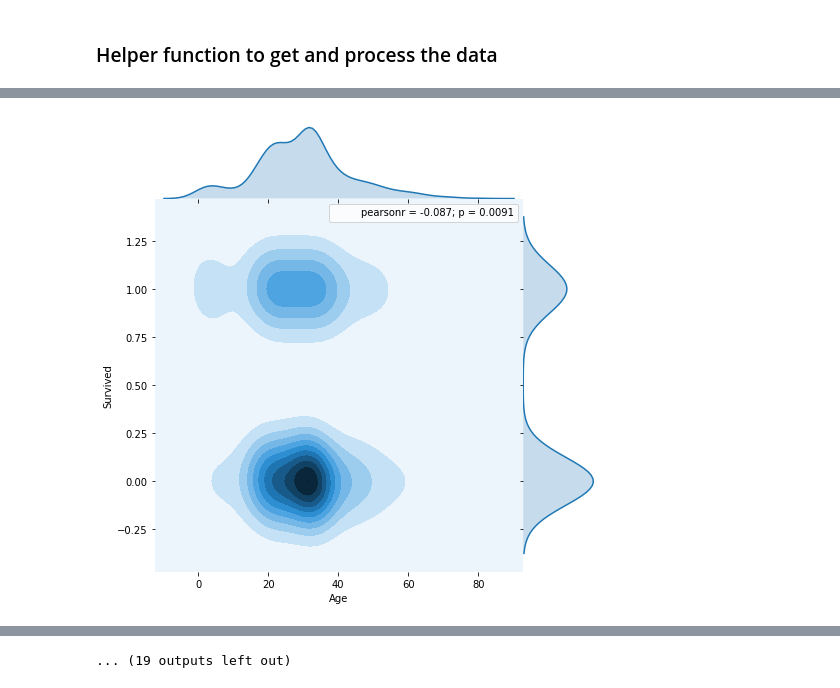
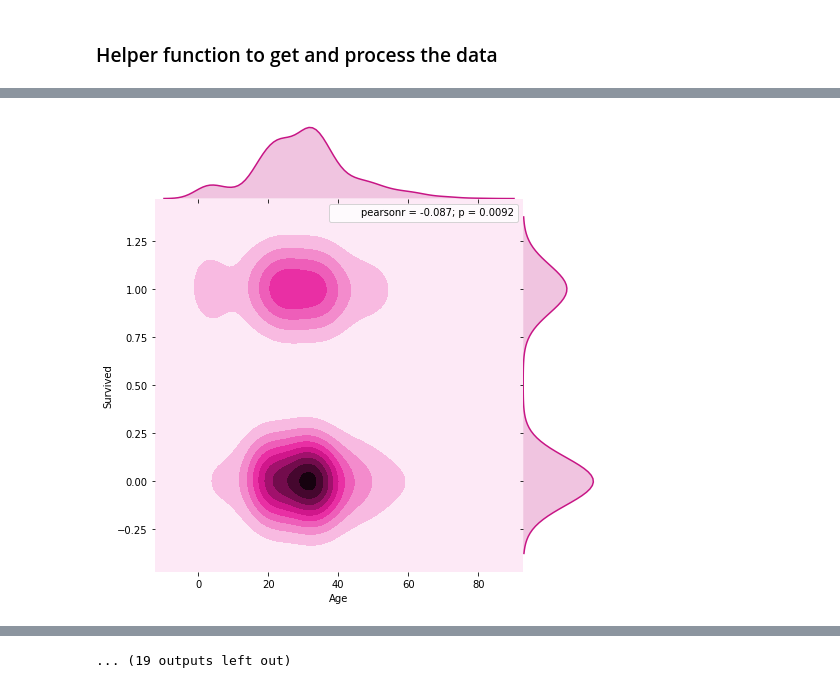
Before and after one commit to M-e-r-c-u-r-y/Machine-Learning, a Jupyter notebook: Titanic Kaggle Visualization.ipynb, the cells around one changed output, grey strips where cells are left out. Drawn from its saved outputs; the diff is of its cells as text; code cells hidden in the pictures.

```diff
--- a/Titanic Kaggle Visualization.ipynb
+++ b/Titanic Kaggle Visualization.ipynb
@@ -130,9 +131,10 @@ sns.countplot('Sex',hue='Survived',data=df)
 # %%
 for column in columns:
-    colors = ['dimgray', 'darkseagreen', 'mediumvioletred', 'yellowgreen', 'lightskyblue']
-    color = random.choice(colors)
+    palettes = ['cool', 'summer', 'autumn', 'winter', 'copper', 'BuPu', 'Paired', 'pastel', 'muted', 'colorblind', 'hls']
+    #palettes = ['hls', 'husl', 'Set2']
+    palette = random.choice(palettes)
     if column not in ['Age', 'Fare']:
-        ax = sns.countplot(column,hue='Survived',data=df)
+        ax = sns.countplot(column, hue='Survived',data=df, palette=palette)
         ax.set_title(column, fontsize=20)
         sns.despine(bottom=True, left=True)
         plt.show()
@@ -148,13 +150,11 @@ for column in columns:
 # %%
-import numpy as np
 columns = df.columns
 for column in columns:
-    colors = ['dimgray', 'darkseagreen', 'mediumvioletred', 'yellowgreen', 'lightskyblue']
+    colors = ['dimgray', 'darkseagreen', 'mediumvioletred']
     color = random.choice(colors)
-    bins = np.linspace(0, 60, 13)
     if column not in ['Sex', 'Survived', 'Embarked', 'Title']:
         ax = sns.FacetGrid(df, row="Sex", col="Survived", margin_titles=True)
-        ax.map(plt.hist, column, color=color, bins=10, lw=0)
+        ax.map(sns.distplot, column, color=color)
         sns.despine(bottom=True, left=True)
         plt.show()
 # %% [output]
@@ -167,10 +167,11 @@ for column in columns:
 # %%
 for column in columns:
-    colors = ['dimgray', 'darkseagreen', 'mediumvioletred', 'yellowgreen', 'lightskyblue']
-    color = random.choice(colors)
-    if column not in ['Age']:
-        ax = sns.swarmplot(x=column, y="Age", data=df)
-        ax.set_title(column, fontsize=20)
+    palettes = ['cool', 'summer', 'autumn', 'winter', 'BuPu', 'Paired', 'pastel', 'muted', 'colorblind', 'hls']
+    #palettes = ['hls', 'husl', 'Set2']
+    palette = random.choice(palettes)
+    if column not in ['Age', 'Survived']:
+        ax = sns.swarmplot(x=column, y="Age", data=df)# hue='Survived', palette=palette)
+        ax.set_title(column + ' ' + palette, fontsize=20)
         sns.despine(bottom=True, left=True)
         plt.show()
 # %% [output]
@@ -186,10 +186,11 @@ for column in columns:
 # %%
 for column in columns:
-    colors = ['dimgray', 'darkseagreen', 'mediumvioletred', 'yellowgreen', 'lightskyblue']
-    color = random.choice(colors)
+    palettes = ['summer', 'muted', 'colorblind', 'Set1']
+    #palettes = ['Dark2', 'cubehelix']
+    palette = random.choice(palettes)
     if column not in ['Survived', 'Title']:
-        ax = sns.swarmplot(x='Survived', y=column, hue='Title', data=df)
-        ax.set_title(column, fontsize=20)
+        ax = sns.swarmplot(data=df, x='Survived', y=column, hue='Title')
+        ax.set_title(column + ' ' + palette, fontsize=20)
         sns.despine(bottom=True, left=True)
         plt.show()
 # %% [output]
@@ -204,12 +205,12 @@ for column in columns:
 # %%
 newdf=pd.get_dummies(df)
 columns = newdf.columns
 for column in columns:
     colors = ['dimgray', 'darkseagreen', 'mediumvioletred', 'yellowgreen', 'lightskyblue']
     color = random.choice(colors)
     if column not in ['Survived', 'Parch_9']:
-        ax = sns.jointplot(newdf[column], df['Survived'], kind="kde", size=7, space=0)
+        ax = sns.jointplot(newdf[column], df['Survived'], kind="kde", size=7, space=0, color=color)
         sns.despine(bottom=True, left=True)
         plt.show()
 # %% [output]
-[figure, old version]
+[figure, new version]
```
Also changed, not shown: parts of 12 cells of this notebook.
